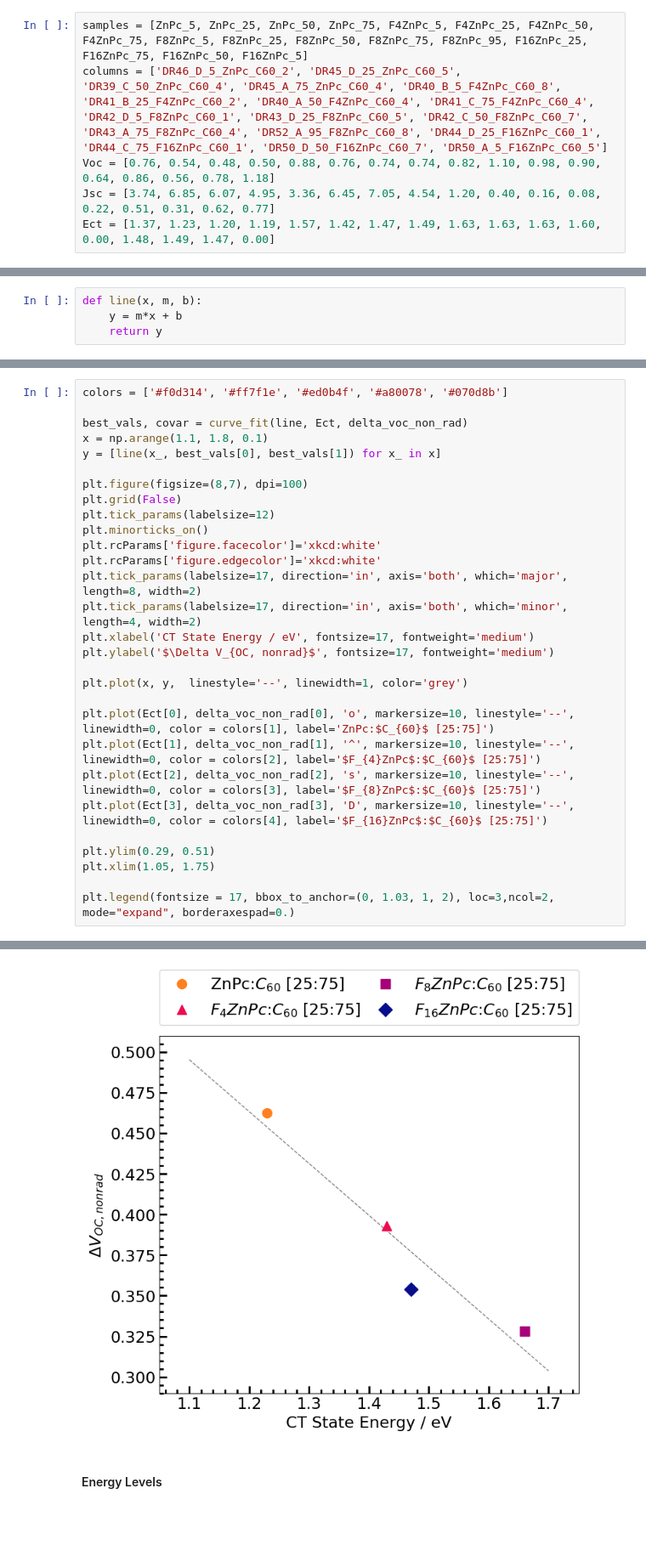
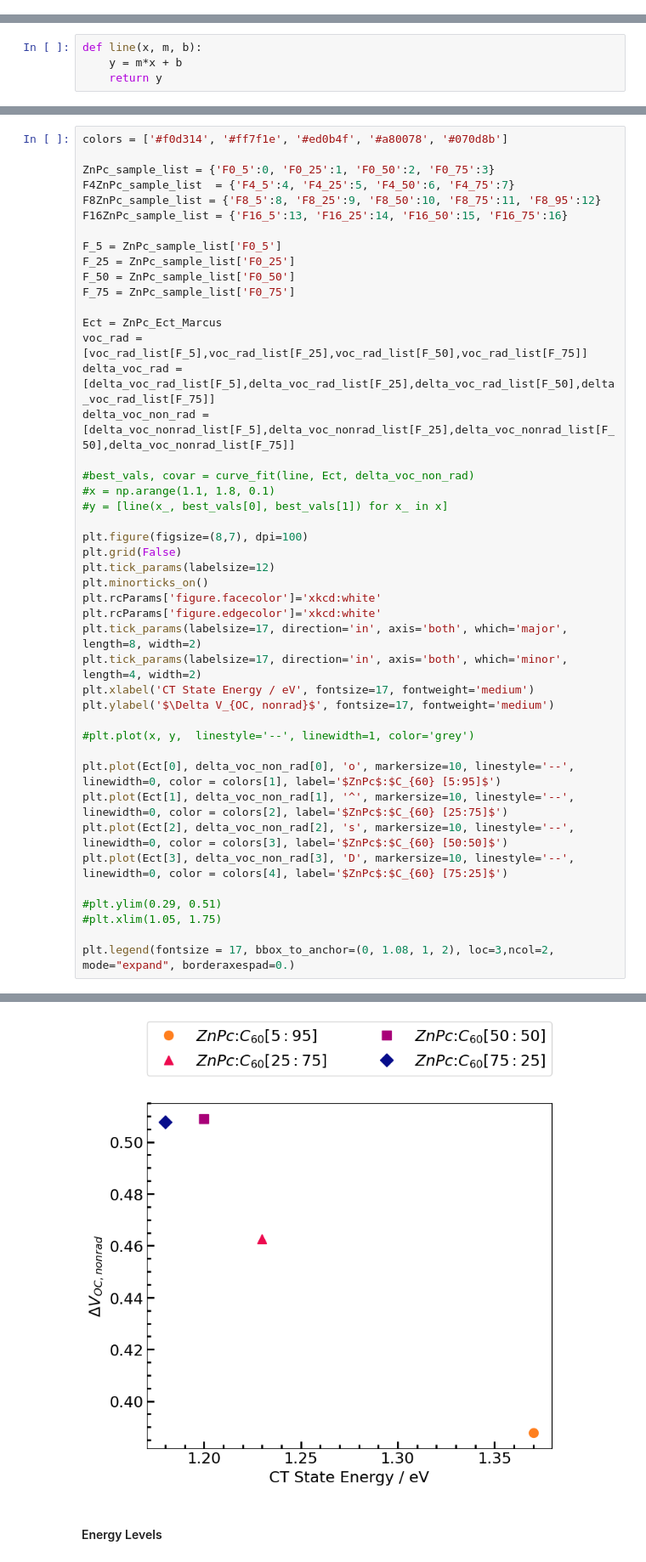
Before and after one commit to annajungbluth/Voltage-Loss-Calculations, a Jupyter notebook: Voltage Losses.ipynb, the cells around one changed output, grey strips where cells are left out. Shown at 85% size. Drawn from its saved outputs; the diff is of its cells as text; blank space fills up the shorter version.

```diff
--- a/Voltage Losses.ipynb
+++ b/Voltage Losses.ipynb
@@ -131,6 +180,0 @@ Ect_MLJ_Disorder = ZnPc_Ect_MLJ_Disorder + F4ZnPc_Ect_MLJ_Disorder + F8ZnPc_Ect_
-# %%
-samples = [ZnPc_5, ZnPc_25, ZnPc_50, ZnPc_75, F4ZnPc_5, F4ZnPc_25, F4ZnPc_50, F4ZnPc_75, F8ZnPc_5, F8ZnPc_25, F8ZnPc_50, F8ZnPc_75, F8ZnPc_95, F16ZnPc_25, F16ZnPc_75, F16ZnPc_50, F16ZnPc_5]
-columns = ['DR46_D_5_ZnPc_C60_2', 'DR45_D_25_ZnPc_C60_5', 'DR39_C_50_ZnPc_C60_4', 'DR45_A_75_ZnPc_C60_4', 'DR40_B_5_F4ZnPc_C60_8', 'DR41_B_25_F4ZnPc_C60_2', 'DR40_A_50_F4ZnPc_C60_4', 'DR41_C_75_F4ZnPc_C60_4', 'DR42_D_5_F8ZnPc_C60_1', 'DR43_D_25_F8ZnPc_C60_5', 'DR42_C_50_F8ZnPc_C60_7', 'DR43_A_75_F8ZnPc_C60_4', 'DR52_A_95_F8ZnPc_C60_8', 'DR44_D_25_F16ZnPc_C60_1', 'DR44_C_75_F16ZnPc_C60_1', 'DR50_D_50_F16ZnPc_C60_7', 'DR50_A_5_F16ZnPc_C60_5']
-Voc = [0.76, 0.54, 0.48, 0.50, 0.88, 0.76, 0.74, 0.74, 0.82, 1.10, 0.98, 0.90, 0.64, 0.86, 0.56, 0.78, 1.18]
-Jsc = [3.74, 6.85, 6.07, 4.95, 3.36, 6.45, 7.05, 4.54, 1.20, 0.40, 0.16, 0.08, 0.22, 0.51, 0.31, 0.62, 0.77]
-Ect = [1.37, 1.23, 1.20, 1.19, 1.57, 1.42, 1.47, 1.49, 1.63, 1.63, 1.63, 1.60, 0.00, 1.48, 1.49, 1.47, 0.00]
@@ -491,35 +638,50 @@ def line(x, m, b):
 # %%
 colors = ['#f0d314', '#ff7f1e', '#ed0b4f', '#a80078', '#070d8b']
 
-best_vals, covar = curve_fit(line, Ect, delta_voc_non_rad)
-x = np.arange(1.1, 1.8, 0.1)
-y = [line(x_, best_vals[0], best_vals[1]) for x_ in x]
+ZnPc_sample_list = {'F0_5':0, 'F0_25':1, 'F0_50':2, 'F0_75':3}
+F4ZnPc_sample_list  = {'F4_5':4, 'F4_25':5, 'F4_50':6, 'F4_75':7}
+F8ZnPc_sample_list = {'F8_5':8, 'F8_25':9, 'F8_50':10, 'F8_75':11, 'F8_95':12}
+F16ZnPc_sample_list = {'F16_5':13, 'F16_25':14, 'F16_50':15, 'F16_75':16}
+
+F_5 = ZnPc_sample_list['F0_5']
+F_25 = ZnPc_sample_list['F0_25']
+F_50 = ZnPc_sample_list['F0_50']
+F_75 = ZnPc_sample_list['F0_75']
+
+Ect = ZnPc_Ect_Marcus
+voc_rad = [voc_rad_list[F_5],voc_rad_list[F_25],voc_rad_list[F_50],voc_rad_list[F_75]]
+delta_voc_rad = [delta_voc_rad_list[F_5],delta_voc_rad_list[F_25],delta_voc_rad_list[F_50],delta_voc_rad_list[F_75]]
+delta_voc_non_rad = [delta_voc_nonrad_list[F_5],delta_voc_nonrad_list[F_25],delta_voc_nonrad_list[F_50],delta_voc_nonrad_list[F_75]]
+
+#best_vals, covar = curve_fit(line, Ect, delta_voc_non_rad)
+#x = np.arange(1.1, 1.8, 0.1)
+#y = [line(x_, best_vals[0], best_vals[1]) for x_ in x]
 
 plt.figure(figsize=(8,7), dpi=100)
 plt.grid(False)
 plt.tick_params(labelsize=12)
 plt.minorticks_on()
 plt.rcParams['figure.facecolor']='xkcd:white'
 plt.rcParams['figure.edgecolor']='xkcd:white'
 plt.tick_params(labelsize=17, direction='in', axis='both', which='major', length=8, width=2)
 plt.tick_params(labelsize=17, direction='in', axis='both', which='minor', length=4, width=2)
 plt.xlabel('CT State Energy / eV', fontsize=17, fontweight='medium')
 plt.ylabel('$\Delta V_{OC, nonrad}$', fontsize=17, fontweight='medium')
 
-plt.plot(x, y,  linestyle='--', linewidth=1, color='grey')
+#plt.plot(x, y,  linestyle='--', linewidth=1, color='grey')
 
-plt.plot(Ect[0], delta_voc_non_rad[0], 'o', markersize=10, linestyle='--', linewidth=0, color = colors[1], label='ZnPc:$C_{60}$ [25:75]')
-plt.plot(Ect[1], delta_voc_non_rad[1], '^', markersize=10, linestyle='--', linewidth=0, color = colors[2], label='$F_{4}ZnPc$:$C_{60}$ [25:75]')
-plt.plot(Ect[2], delta_voc_non_rad[2], 's', markersize=10, linestyle='--', linewidth=0, color = colors[3], label='$F_{8}ZnPc$:$C_{60}$ [25:75]')
-plt.plot(Ect[3], delta_voc_non_rad[3], 'D', markersize=10, linestyle='--', linewidth=0, color = colors[4], label='$F_{16}ZnPc$:$C_{60}$ [25:75]')
+plt.plot(Ect[0], delta_voc_non_rad[0], 'o', markersize=10, linestyle='--', linewidth=0, color = colors[1], label='$ZnPc$:$C_{60} [5:95]$')
+plt.plot(Ect[1], delta_voc_non_rad[1], '^', markersize=10, linestyle='--', linewidth=0, color = colors[2], label='$ZnPc$:$C_{60} [25:75]$')
+plt.plot(Ect[2], delta_voc_non_rad[2], 's', markersize=10, linestyle='--', linewidth=0, color = colors[3], label='$ZnPc$:$C_{60} [50:50]$')
+plt.plot(Ect[3], delta_voc_non_rad[3], 'D', markersize=10, linestyle='--', linewidth=0, color = colors[4], label='$ZnPc$:$C_{60} [75:25]$')
 
-plt.ylim(0.29, 0.51)
-plt.xlim(1.05, 1.75)
+#plt.ylim(0.29, 0.51)
+#plt.xlim(1.05, 1.75)
 
-plt.legend(fontsize = 17, bbox_to_anchor=(0, 1.03, 1, 2), loc=3,ncol=2, mode="expand", borderaxespad=0.)
+plt.legend(fontsize = 17, bbox_to_anchor=(0, 1.08, 1, 2), loc=3,ncol=2, mode="expand", borderaxespad=0.)
 # %% [output]
 <matplotlib.legend.Legend at 0x...>
-[figure, old version]
+[figure, new version]
 # %% [markdown]
 #### Energy Levels
 # %%
```
Also changed, not shown: parts of 12 cells of this notebook.
